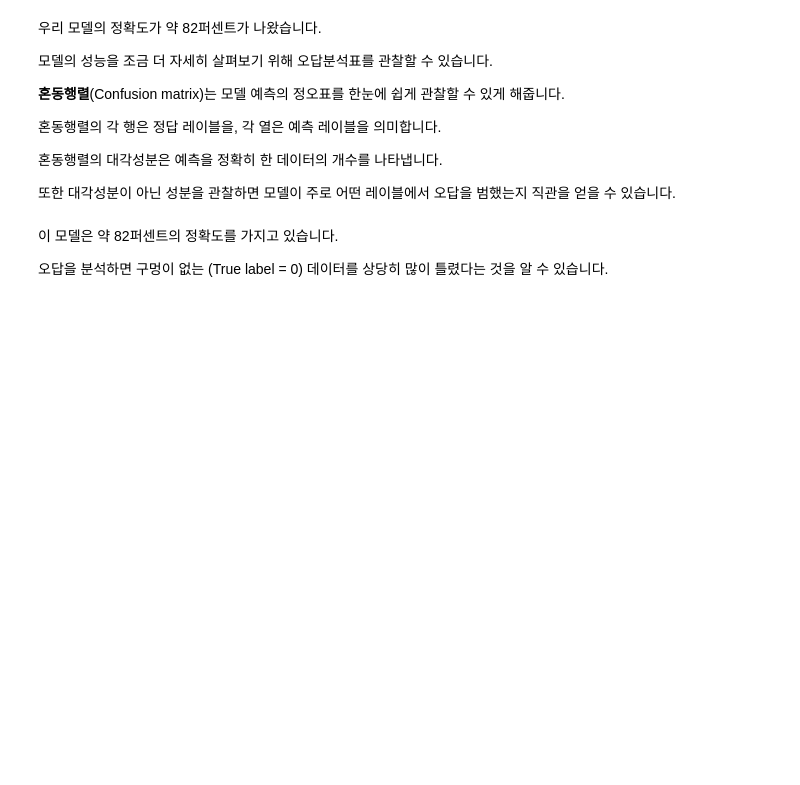
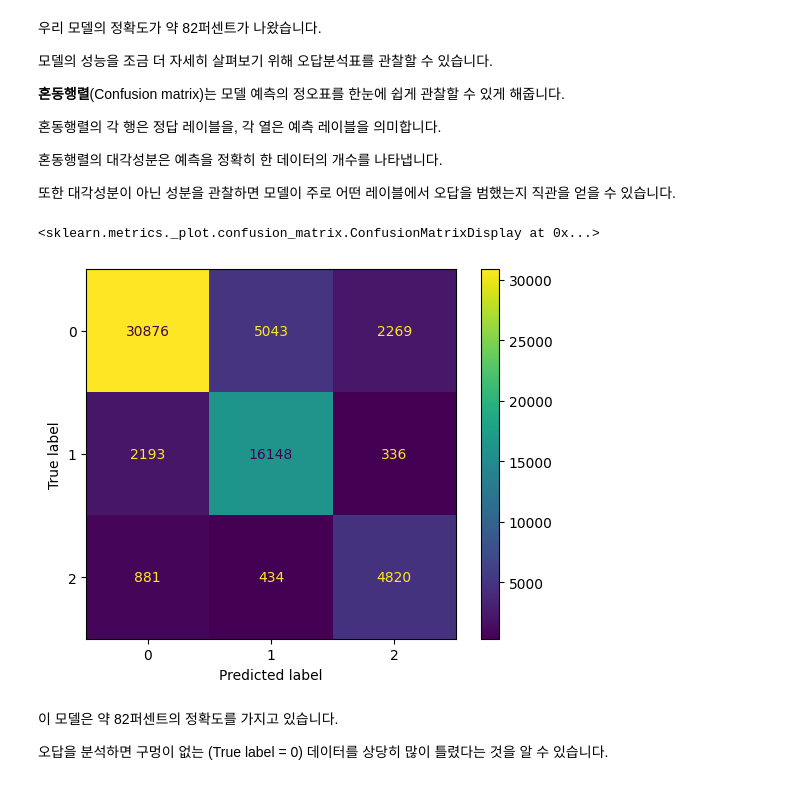
Before and after one commit to SHlee-TDA/PNU_TDA_TUTORIAL, a Jupyter notebook: tutorial_hand_on.ipynb, the cells around one changed output. Saved outputs shown, nothing was run; the diff lists cells and outputs as text; code cells hidden in the pictures; blank space fills up the shorter version.

Commit message:
figures

```diff
--- a/tutorial_hand_on.ipynb
+++ b/tutorial_hand_on.ipynb
@@ -420,8 +423,8 @@ def homology_class(label):
     else:
         return 0
 
-#y_train_hom = np.array(list(map(homology_class, y_train)))
-#y_test_hom = np.array(list(map(homology_class, y_test)))
+y_train_hom = np.array(list(map(homology_class, y_train)))
+y_test_hom = np.array(list(map(homology_class, y_test)))
 # %%
 # Display data samples
 
@@ -462,3 +465,6 @@ plt.show()
 사이킷런(`scikit-learn`) 라이브러리를 이용하면 퍼셉트론과 같은 머신러닝 모델을 쉽게 불러오고 학습시킬 수 있습니다.
 # %%
 # Model training
+model = Perceptron(random_state=seed)
+# %%
+model.fit(X_train, y_train_hom)
@@ -474,3 +482,5 @@ plt.show()
 정확도는 테스트 데이터에 대한 모델의 예측 레이블과 정답 레이블을 각각 비교하여, 정답을 맞춘 비율을 계산합니다.
 # %%
 # Compute accuracy
+y_pred = model.predict(X_test)
+accuracy_score(y_pred, y_test_hom)
@@ -488,6 +500,11 @@ plt.show()
 또한 대각성분이 아닌 성분을 관찰하면 모델이 주로 어떤 레이블에서 오답을 범했는지 직관을 얻을 수 있습니다.
 # %%
 # Plot confusion matrix
+cfs_mat = confusion_matrix(y_test_hom, y_pred)
+ConfusionMatrixDisplay(cfs_mat).plot()
+# %% [output]
+<sklearn.metrics._plot.confusion_matrix.ConfusionMatrixDisplay at 0x...>
+[figure, added]
 # %% [markdown]
 이 모델은 약 82퍼센트의 정확도를 가지고 있습니다.
 
```
Also changed, not shown: parts of 10 cells of this notebook, 8 other files.
